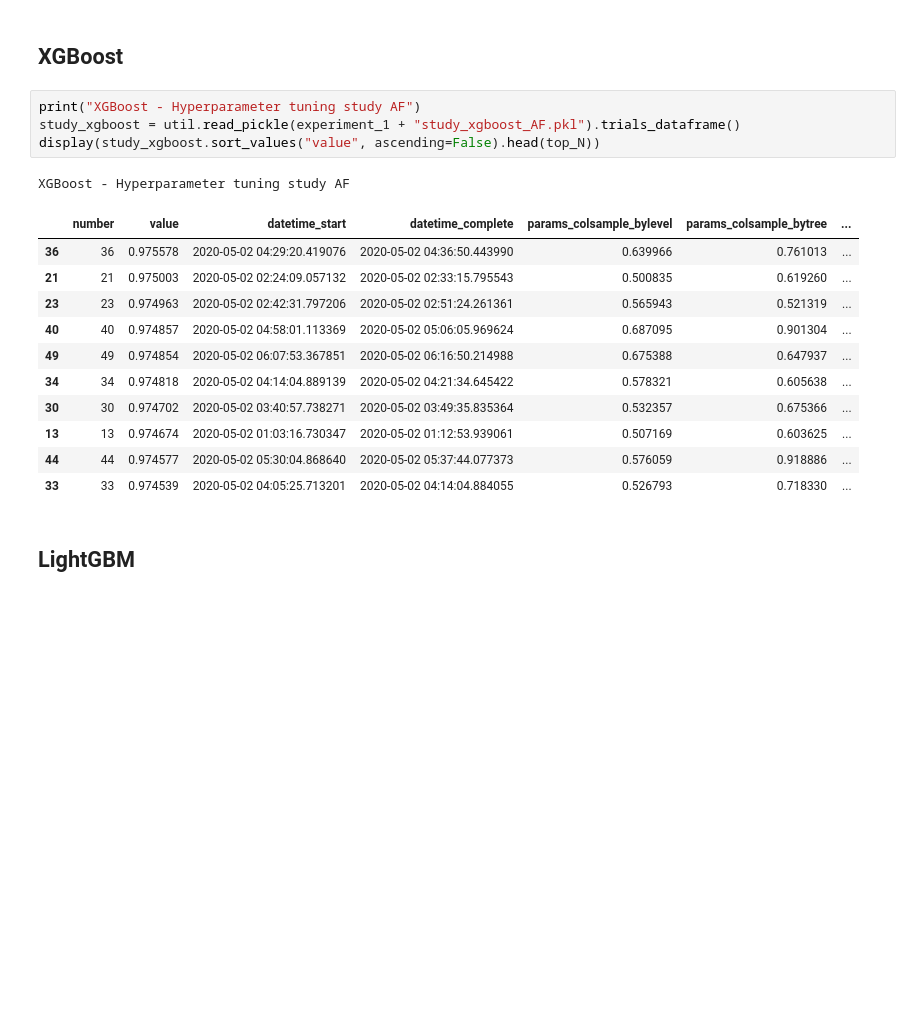
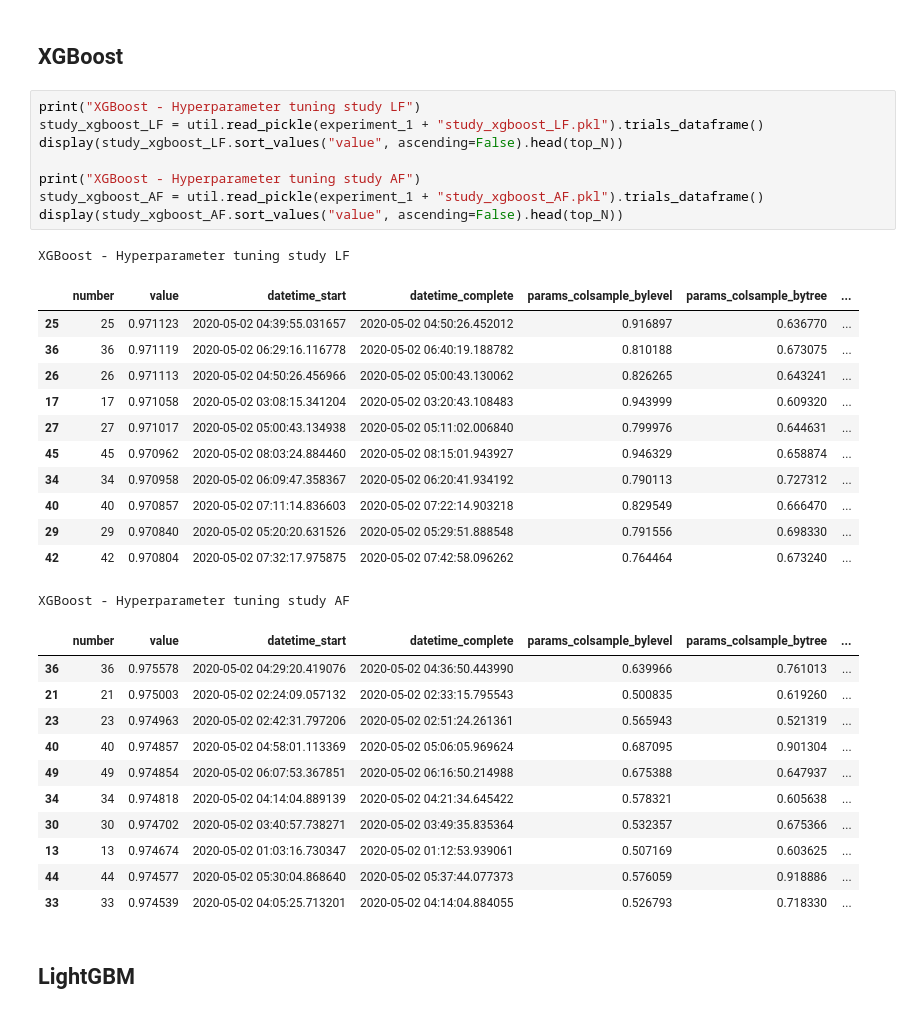
Before and after one commit to achmand/aml-crypto-graph, a Jupyter notebook: src/1_experiment_tuning_results.ipynb, the cells around one changed output. Saved outputs shown, nothing was run; the diff lists cells and outputs as text; blank space fills up the shorter version.

```diff
--- a/src/1_experiment_tuning_results.ipynb
+++ b/src/1_experiment_tuning_results.ipynb
@@ -8,22 +8,38 @@ experiment_1 = "persistence/experiment_1/tuning_studies/"
 # %% [markdown]
 ## XGBoost
 # %%
+print("XGBoost - Hyperparameter tuning study LF")
+study_xgboost_LF = util.read_pickle(experiment_1 + "study_xgboost_LF.pkl").trials_dataframe()
+display(study_xgboost_LF.sort_values("value", ascending=False).head(top_N))
+
 print("XGBoost - Hyperparameter tuning study AF")
-study_xgboost = util.read_pickle(experiment_1 + "study_xgboost_AF.pkl").trials_dataframe()
-display(study_xgboost.sort_values("value", ascending=False).head(top_N))
+study_xgboost_AF = util.read_pickle(experiment_1 + "study_xgboost_AF.pkl").trials_dataframe()
+display(study_xgboost_AF.sort_values("value", ascending=False).head(top_N))
 # %% [output]
-XGBoost - Hyperparameter tuning study AF
+XGBoost - Hyperparameter tuning study LF
 |  | number | value | datetime_start | datetime_complete | params_colsample_bylevel | params_colsample_bytree | ... |
-| 36 | 36 | 0.975578 | 2020-05-02 04:29:20.419076 | 2020-05-02 04:36:50.443990 | 0.639966 | 0.761013 | ... |
-| 21 | 21 | 0.975003 | 2020-05-02 02:24:09.057132 | 2020-05-02 02:33:15.795543 | 0.500835 | 0.619260 | ... |
-| 23 | 23 | 0.974963 | 2020-05-02 02:42:31.797206 | 2020-05-02 02:51:24.261361 | 0.565943 | 0.521319 | ... |
-| 40 | 40 | 0.974857 | 2020-05-02 04:58:01.113369 | 2020-05-02 05:06:05.969624 | 0.687095 | 0.901304 | ... |
-| 49 | 49 | 0.974854 | 2020-05-02 06:07:53.367851 | 2020-05-02 06:16:50.214988 | 0.675388 | 0.647937 | ... |
-| 34 | 34 | 0.974818 | 2020-05-02 04:14:04.889139 | 2020-05-02 04:21:34.645422 | 0.578321 | 0.605638 | ... |
-| 30 | 30 | 0.974702 | 2020-05-02 03:40:57.738271 | 2020-05-02 03:49:35.835364 | 0.532357 | 0.675366 | ... |
-| 13 | 13 | 0.974674 | 2020-05-02 01:03:16.730347 | 2020-05-02 01:12:53.939061 | 0.507169 | 0.603625 | ... |
-| 44 | 44 | 0.974577 | 2020-05-02 05:30:04.868640 | 2020-05-02 05:37:44.077373 | 0.576059 | 0.918886 | ... |
-| 33 | 33 | 0.974539 | 2020-05-02 04:05:25.713201 | 2020-05-02 04:14:04.884055 | 0.526793 | 0.718330 | ... |
+| 25 | 25 | 0.971123 | 2020-05-02 04:39:55.031657 | 2020-05-02 04:50:26.452012 | 0.916897 | 0.636770 | ... |
+| 36 | 36 | 0.971119 | 2020-05-02 06:29:16.116778 | 2020-05-02 06:40:19.188782 | 0.810188 | 0.673075 | ... |
+| 26 | 26 | 0.971113 | 2020-05-02 04:50:26.456966 | 2020-05-02 05:00:43.130062 | 0.826265 | 0.643241 | ... |
+| 17 | 17 | 0.971058 | 2020-05-02 03:08:15.341204 | 2020-05-02 03:20:43.108483 | 0.943999 | 0.609320 | ... |
+| 27 | 27 | 0.971017 | 2020-05-02 05:00:43.134938 | 2020-05-02 05:11:02.006840 | 0.799976 | 0.644631 | ... |
+| 45 | 45 | 0.970962 | 2020-05-02 08:03:24.884460 | 2020-05-02 08:15:01.943927 | 0.946329 | 0.658874 | ... |
+| 34 | 34 | 0.970958 | 2020-05-02 06:09:47.358367 | 2020-05-02 06:20:41.934192 | 0.790113 | 0.727312 | ... |
+| 40 | 40 | 0.970857 | 2020-05-02 07:11:14.836603 | 2020-05-02 07:22:14.903218 | 0.829549 | 0.666470 | ... |
+| 29 | 29 | 0.970840 | 2020-05-02 05:20:20.631526 | 2020-05-02 05:29:51.888548 | 0.791556 | 0.698330 | ... |
+| 42 | 42 | 0.970804 | 2020-05-02 07:32:17.975875 | 2020-05-02 07:42:58.096262 | 0.764464 | 0.673240 | ... |
+XGBoost - Hyperparameter tuning study AF
+|  | number | value | datetime_start | datetime_complete | params_colsample_bylevel | params_colsample_bytree | ... |
+| 36 | 36 | 0.975578 | 2020-05-02 04:29:20.419076 | 2020-05-02 04:36:50.443990 | 0.639966 | 0.761013 | ... |
+| 21 | 21 | 0.975003 | 2020-05-02 02:24:09.057132 | 2020-05-02 02:33:15.795543 | 0.500835 | 0.619260 | ... |
+| 23 | 23 | 0.974963 | 2020-05-02 02:42:31.797206 | 2020-05-02 02:51:24.261361 | 0.565943 | 0.521319 | ... |
+| 40 | 40 | 0.974857 | 2020-05-02 04:58:01.113369 | 2020-05-02 05:06:05.969624 | 0.687095 | 0.901304 | ... |
+| 49 | 49 | 0.974854 | 2020-05-02 06:07:53.367851 | 2020-05-02 06:16:50.214988 | 0.675388 | 0.647937 | ... |
+| 34 | 34 | 0.974818 | 2020-05-02 04:14:04.889139 | 2020-05-02 04:21:34.645422 | 0.578321 | 0.605638 | ... |
+| 30 | 30 | 0.974702 | 2020-05-02 03:40:57.738271 | 2020-05-02 03:49:35.835364 | 0.532357 | 0.675366 | ... |
+| 13 | 13 | 0.974674 | 2020-05-02 01:03:16.730347 | 2020-05-02 01:12:53.939061 | 0.507169 | 0.603625 | ... |
+| 44 | 44 | 0.974577 | 2020-05-02 05:30:04.868640 | 2020-05-02 05:37:44.077373 | 0.576059 | 0.918886 | ... |
+| 33 | 33 | 0.974539 | 2020-05-02 04:05:25.713201 | 2020-05-02 04:14:04.884055 | 0.526793 | 0.718330 | ... |
 # %% [markdown]
 ## LightGBM
 # %%
```
Also changed, not shown: parts of 2 cells of this notebook, 28 other files.
